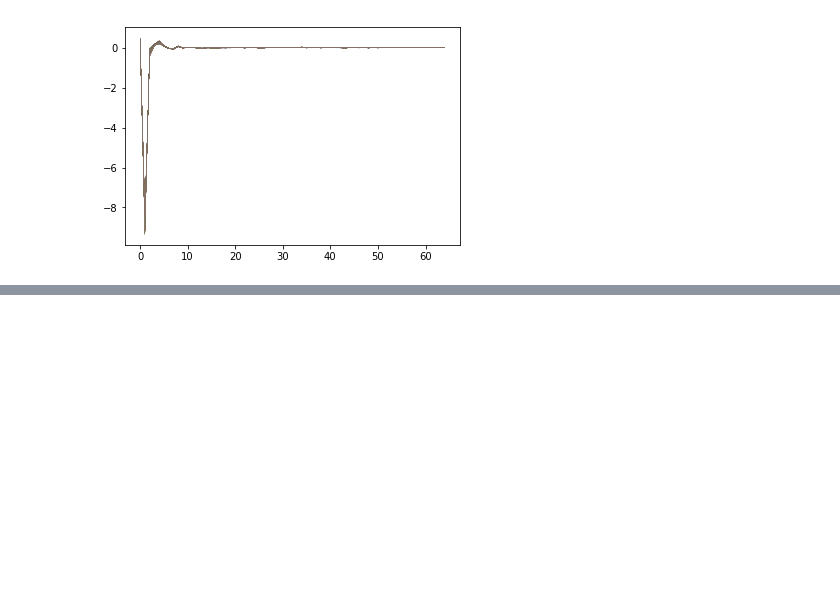
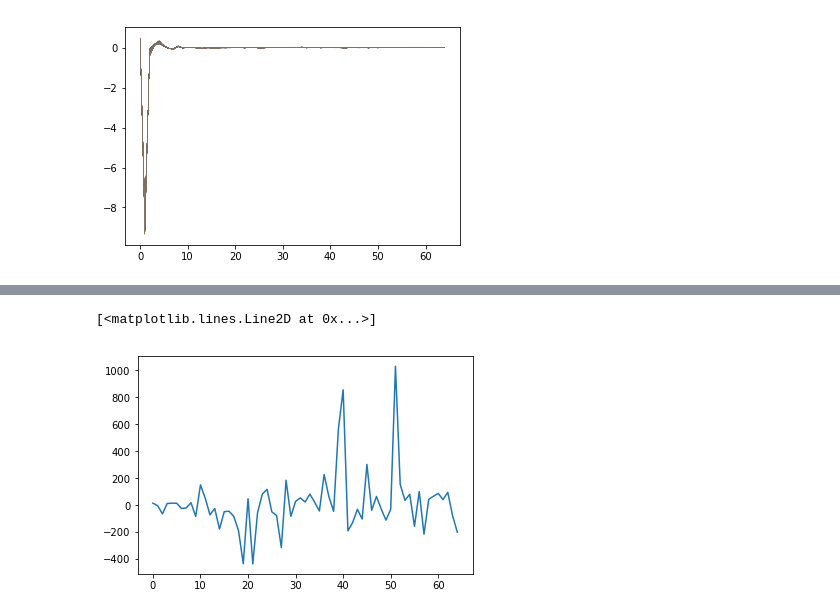
Before and after one commit to sdat2/optics, a Jupyter notebook: notebooks/exploratory/look_at_eyes.ipynb, the cells around one changed output, grey strips where cells are left out. Saved outputs shown, nothing was run; the diff lists cells and outputs as text; code cells hidden in the pictures; blank space fills up the shorter version.

```diff
--- a/notebooks/exploratory/look_at_eyes.ipynb
+++ b/notebooks/exploratory/look_at_eyes.ipynb
@@ -16,0 +69,3 @@ plt.show()
+# %%
+mean = np.mean(array[:, :], axis=0)
+std_dev = np.std(array[:, :], axis=0)
@@ -16,0 +108,2 @@ plt.show()
+# %%
+percent_error = std_dev/mean
@@ -16,0 +126,5 @@ plt.show()
+# %%
+plt.plot(percent_error*100)
+# %% [output]
+[<matplotlib.lines.Line2D at 0x...>]
+[figure, added]
```
Also changed, not shown: parts of 15 cells of this notebook, 3 other files.
